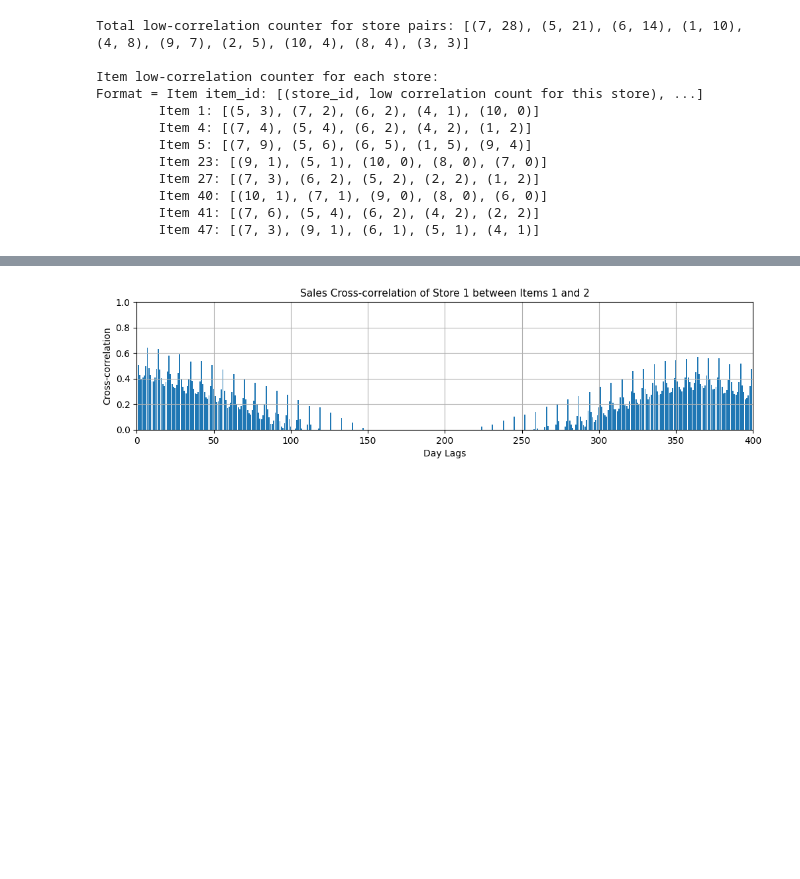
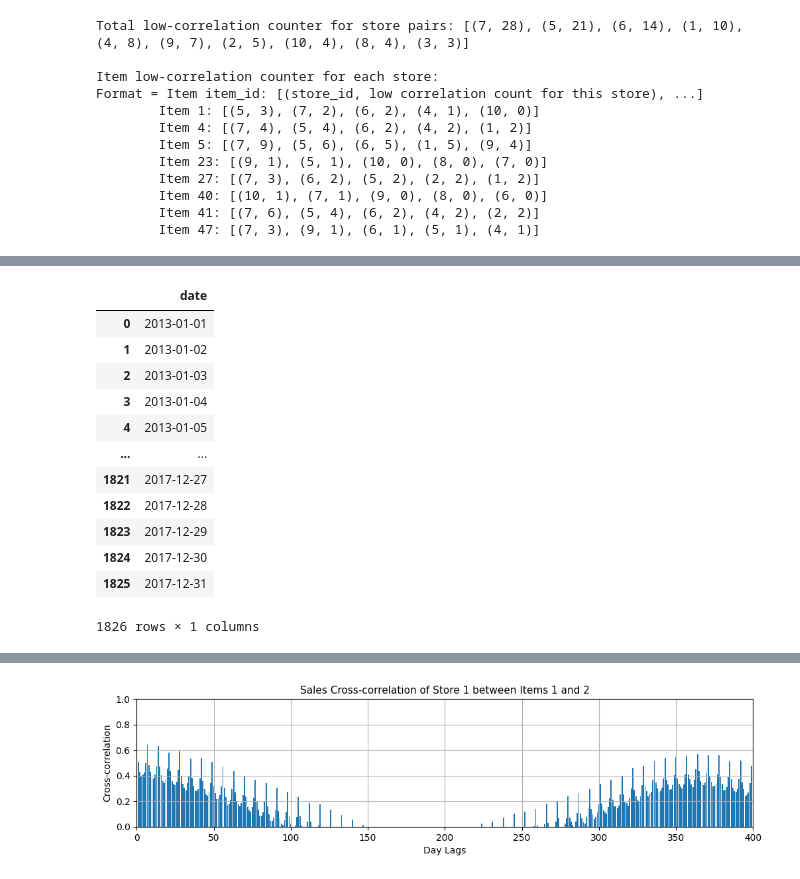
Before and after one commit to pinyotae/CycleNet, a Jupyter notebook: sales_data_explorer.ipynb, the cells around one changed output, grey strips where cells are left out. Cells and saved outputs as stored; diff of their text form; code cells hidden in the pictures; blank space fills up the shorter version.

```diff
--- a/sales_data_explorer.ipynb
+++ b/sales_data_explorer.ipynb
@@ -647,0 +661,17 @@ Format = Item item_id: [(store_id, low correlation count for this store), ...]
+# %%
+merged_df = pd.DataFrame(stores[store_a][item]['date'].reset_index(drop=True))
+merged_df
+# %% [output]
+|  | date |
+| 0 | 2013-01-01 |
+| 1 | 2013-01-02 |
+| 2 | 2013-01-03 |
+| 3 | 2013-01-04 |
+| 4 | 2013-01-05 |
+| ... | ... |
+| 1821 | 2017-12-27 |
+| 1822 | 2017-12-28 |
+| 1823 | 2017-12-29 |
+| 1824 | 2017-12-30 |
+| 1825 | 2017-12-31 |
+1826 rows × 1 columns
```
Also changed, not shown: parts of 3 cells of this notebook.
